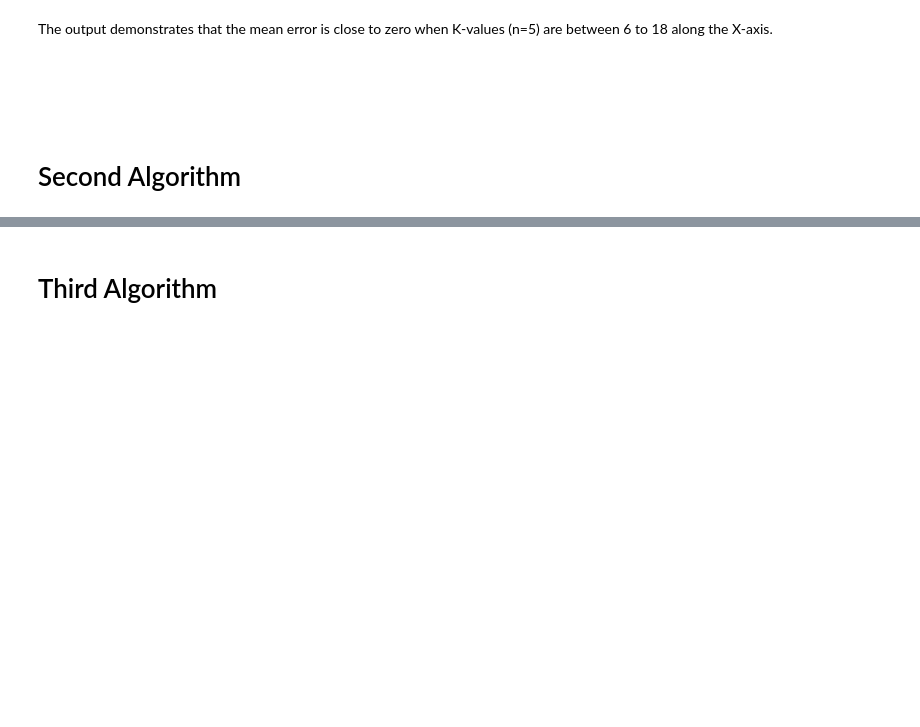
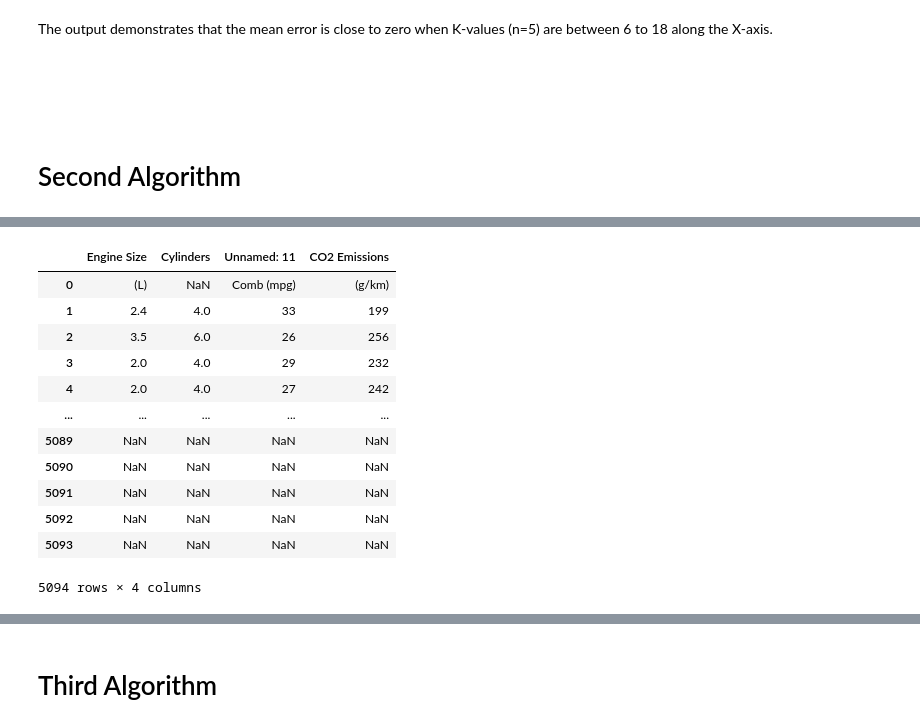
Before and after one commit to Deego88/MLS, a Jupyter notebook: Scikit-learn.ipynb, the cells around one changed output, grey strips where cells are left out. Cells and saved outputs as stored; diff of their text form; code cells hidden in the pictures; blank space fills up the shorter version.

Commit message:
Add files via upload
Algo Two Regression started- issues with line of best fit

```diff
--- a/Scikit-learn.ipynb
+++ b/Scikit-learn.ipynb
@@ -342,0 +372,18 @@ The output demonstrates that the mean error is close to zero when K-values (n=5)
+# %%
+# select the data we need for linear regression (combined fuel consumption is not labelled correctely)
+df = df[["Engine Size", "Cylinders","Unnamed: 11","CO2 Emissions"]]
+df
+# %% [output]
+|  | Engine Size | Cylinders | Unnamed: 11 | CO2 Emissions |
+| 0 | (L) | NaN | Comb (mpg) | (g/km) |
+| 1 | 2.4 | 4.0 | 33 | 199 |
+| 2 | 3.5 | 6.0 | 26 | 256 |
+| 3 | 2.0 | 4.0 | 29 | 232 |
+| 4 | 2.0 | 4.0 | 27 | 242 |
+| ... | ... | ... | ... | ... |
+| 5089 | NaN | NaN | NaN | NaN |
+| 5090 | NaN | NaN | NaN | NaN |
+| 5091 | NaN | NaN | NaN | NaN |
+| 5092 | NaN | NaN | NaN | NaN |
+| 5093 | NaN | NaN | NaN | NaN |
+5094 rows × 4 columns
```
Also changed, not shown: parts of 18 cells of this notebook.
